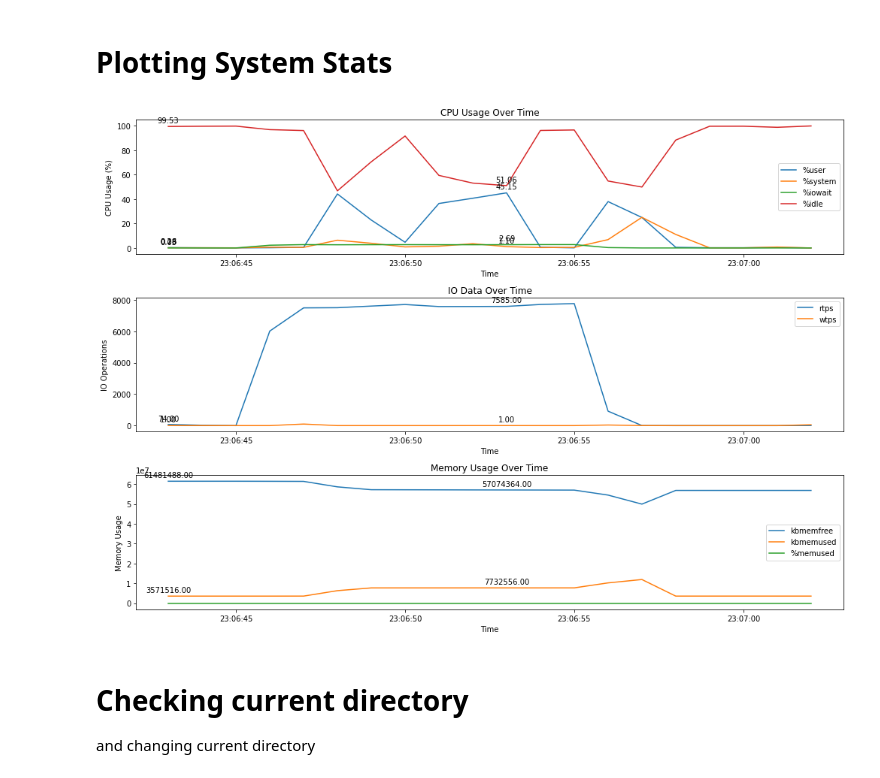
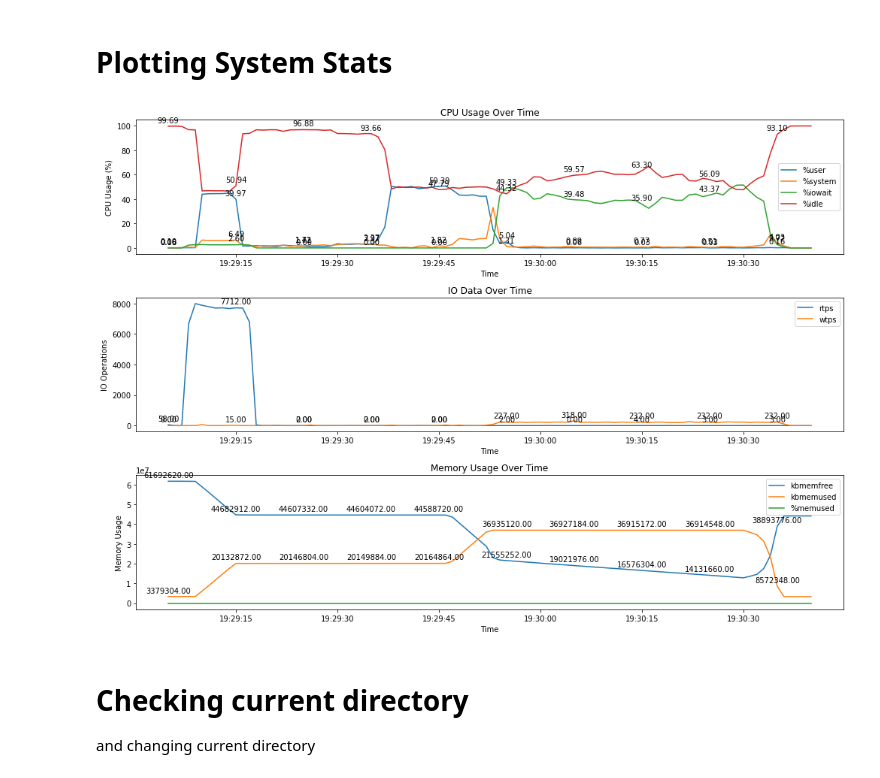
Before and after one commit to NrgNinja/vault-76, a Jupyter notebook: Untitled.ipynb, the cells around one changed output. Saved outputs shown, nothing was run; the diff lists cells and outputs as text; code cells hidden in the pictures.

```diff
--- a/Untitled.ipynb
+++ b/Untitled.ipynb
@@ -225,9 +225,9 @@ def parse_memory_data(file_path):
     return memory_df
 
 
-cpu_file = "entrance/stats/cpu/cpu-stats_2716.txt"
-io_file = "entrance/stats/io/io-stats_2716.txt"
-memory_file = "entrance/stats/memory/memory-stats_2716.txt"
+cpu_file = "stats/cpu/cpu-stats_2916.txt"
+io_file = "stats/io/io-stats_2916.txt"
+memory_file = "stats/memory/memory-stats_2916.txt"
 
 cpu_df = parse_cpu_data(cpu_file)
 io_df = parse_io_data(io_file)
@@ -321,34 +321,34 @@ for i in range(0, len(memory_df), 10):
     plt.annotate(
         f"{memory_df['kbmemfree'][i]:.2f}",
         (memory_df["Time"][i], memory_df["kbmemfree"][i]),
         textcoords="offset points",
         xytext=(0, 5),
         ha="center",
     )
     plt.annotate(
         f"{memory_df['kbmemused'][i]:.2f}",
         (memory_df["Time"][i], memory_df["kbmemused"][i]),
         textcoords="offset points",
         xytext=(0, 5),
         ha="center",
     )
     # plt.annotate(
     #     f"{memory_df['%memused'][i]:.2f}",
     #     (memory_df["Time"][i], memory_df["%memused"][i]),
     #     textcoords="offset points",
     #     xytext=(0, 5),
     #     ha="center",
     # )
 
 plt.xlabel("Time")
 plt.ylabel("Memory Usage")
 plt.title("Memory Usage Over Time")
 plt.legend()
 
 plt.tight_layout()
 plt.show()
 # %% [output]
-[figure, old version]
+[figure, new version]
 # %% [markdown]
 # Checking current directory
 and changing current directory
```
Also changed, not shown: parts of 2 cells of this notebook, 5 other files.
